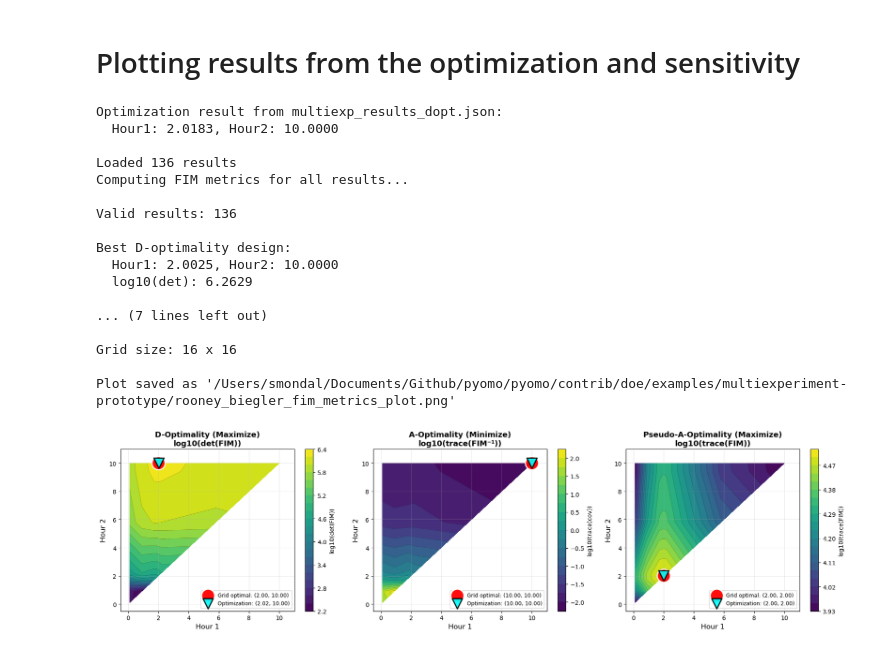
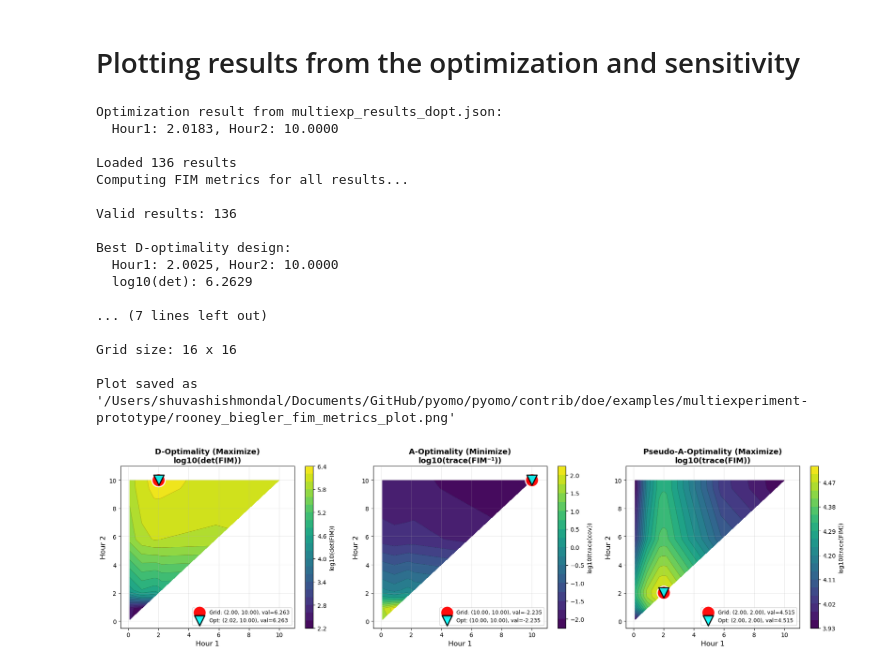
Before and after one commit to smondal13/pyomo, a Jupyter notebook: pyomo/contrib/doe/examples/multiexperiment-prototype/multiexperiment_prototype.ipynb, the cells around one changed output. Drawn from its saved outputs; the diff is of its cells as text; code cells hidden in the pictures.

```diff
--- a/pyomo/contrib/doe/examples/multiexperiment-prototype/multiexperiment_prototype.ipynb
+++ b/pyomo/contrib/doe/examples/multiexperiment-prototype/multiexperiment_prototype.ipynb
@@ -188,9 +188,10 @@ doe_obj.results
  'Nominal Parameter Scaling': False}
 # %%
 # Create DoE object with trace (A-optimality) objective
+exp.model.hour = 0.4585
 doe_obj = DesignOfExperiments(
     experiment_list=exp,
-    objective_option='determinant',
+    objective_option='pseudo_trace',
     prior_FIM=FIM_0,
     tee=True,
     _Cholesky_option=True,
@@ -384,9 +424,17 @@ See the attached image-
 # Multiple experiments
 ## D-opt
 # %%
-exp1= exp
-exp2 = exp
-# exp2.model.hour = 0
+data = pd.DataFrame(
+    data=[[10, None]],
+    columns=['hour', 'y'],
+)
+exp_data = data.loc[0, :]
+exp1 = RooneyBieglerExperiment(
+    data=exp_data, theta=theta, measure_error=measurement_error
+)
+exp2 = RooneyBieglerExperiment(
+    data=exp_data, theta=theta, measure_error=measurement_error
+)
 doe_obj = DesignOfExperiments(
     experiment_list=[exp1, exp2],  # We can use it without initialization and still gives same answer
     objective_option='determinant',
@@ -806,6 +861,7 @@ with open(script_dir / 'multiexp_results_dopt.json', 'r') as f:
 # Extract optimal hour values from optimization
 opt_hour1_dopt = opt_results['Scenarios'][0]['Experiments'][0]['Experiment Design'][0]
 opt_hour2_dopt = opt_results['Scenarios'][0]['Experiments'][1]['Experiment Design'][0]
+opt_log10_det = opt_results['Scenarios'][0]['log10 D-opt']
 
 with open(script_dir / 'multiexp_results_trace.json', 'r') as f:
     opt_results = json.load(f)
@@ -813,6 +869,7 @@ with open(script_dir / 'multiexp_results_trace.json', 'r') as f:
 # Extract optimal hour values from optimization
 opt_hour1_trace = opt_results['Scenarios'][0]['Experiments'][0]['Experiment Design'][0]
 opt_hour2_trace = opt_results['Scenarios'][0]['Experiments'][1]['Experiment Design'][0]
+opt_log10_trace = opt_results['Scenarios'][0]['log10 A-opt']
 
 with open(script_dir / 'multiexp_results_pseudotrace.json', 'r') as f:
     opt_results = json.load(f)
@@ -820,7 +877,7 @@ with open(script_dir / 'multiexp_results_pseudotrace.json', 'r') as f:
 # Extract optimal hour values from optimization
 opt_hour1_pseudotrace = opt_results['Scenarios'][0]['Experiments'][0]['Experiment Design'][0]
 opt_hour2_pseudotrace = opt_results['Scenarios'][0]['Experiments'][1]['Experiment Design'][0]
-
+opt_log10_pseudotrace = opt_results['Scenarios'][0]['log10 pseudo A-opt']
 
 print(f"Optimization result from multiexp_results_dopt.json:")
 print(f"  Hour1: {opt_hour1_dopt:.4f}, Hour2: {opt_hour2_dopt:.4f}\n")
@@ -932,7 +989,7 @@ ax1.scatter(
     edgecolors='white',
     linewidths=2,
     alpha=0.95,
-    label=f'Grid optimal: ({best_d["hour1"]:.2f}, {best_d["hour2"]:.2f})',
+    label=f'Grid: ({best_d["hour1"]:.2f}, {best_d["hour2"]:.2f}), val={best_d["D_optimality"]:.3f}',
     zorder=5,
 )
 # Plot optimal point from optimize_experiments()
@@ -945,7 +1002,7 @@ ax1.scatter(
     edgecolors='black',
     linewidths=2,
     alpha=0.9,
-    label=f'Optimization: ({opt_hour1_dopt:.2f}, {opt_hour2_dopt:.2f})',
+    label=f'Opt: ({opt_hour1_dopt:.2f}, {opt_hour2_dopt:.2f}), val={opt_log10_det:.3f}',
     zorder=5,
 )
 ax1.set_xlim(-0.5, 11)
@@ -973,7 +1030,7 @@ ax2.scatter(
     edgecolors='white',
     linewidths=2,
     alpha=0.95,
-    label=f'Grid optimal: ({best_a["hour1"]:.2f}, {best_a["hour2"]:.2f})',
+    label=f'Grid: ({best_a["hour1"]:.2f}, {best_a["hour2"]:.2f}), val={best_a["A_optimality"]:.3f}',
     zorder=5,
 )
 ax2.scatter(
@@ -985,7 +1042,7 @@ ax2.scatter(
     edgecolors='black',
     linewidths=2,
     alpha=0.9,
-    label=f'Optimization: ({opt_hour1_trace:.2f}, {opt_hour2_trace:.2f})',
+    label=f'Opt: ({opt_hour1_trace:.2f}, {opt_hour2_trace:.2f}), val={opt_log10_trace:.3f}',
     zorder=5,
 )
 ax2.set_xlim(-0.5, 11)
@@ -1013,7 +1070,7 @@ ax3.scatter(
     edgecolors='white',
     linewidths=2,
     alpha=0.95,
-    label=f'Grid optimal: ({best_pa["hour1"]:.2f}, {best_pa["hour2"]:.2f})',
+    label=f'Grid: ({best_pa["hour1"]:.2f}, {best_pa["hour2"]:.2f}), val={best_pa["pseudo_A_optimality"]:.3f}',
     zorder=5,
 )
 ax3.scatter(
@@ -1025,7 +1082,7 @@ ax3.scatter(
     edgecolors='black',
     linewidths=2,
     alpha=0.9,
-    label=f'Optimization: ({opt_hour1_pseudotrace:.2f}, {opt_hour2_pseudotrace:.2f})',
+    label=f'Opt: ({opt_hour1_pseudotrace:.2f}, {opt_hour2_pseudotrace:.2f}), val={opt_log10_pseudotrace:.3f}',
     zorder=5,
 )
 ax3.set_xlim(-0.5, 11)
@@ -1034,32 +1091,32 @@ ax3.set_xlabel('Hour 1', fontsize=12)
 ax3.set_ylabel('Hour 2', fontsize=12)
 ax3.set_title(
     'Pseudo-A-Optimality (Maximize)\nlog10(trace(FIM))', fontsize=13, fontweight='bold'
 )
 ax3.legend(loc='lower right', fontsize=9)
 ax3.grid(True, alpha=0.3)
 fig.colorbar(contour3, ax=ax3, label='log10(trace(FIM))')
 
 plt.tight_layout()
 output_path = script_dir / 'rooney_biegler_fim_metrics_plot.png'
 plt.savefig(output_path, dpi=300, bbox_inches='tight')
 print(f"\nPlot saved as '{output_path}'")
 plt.show()
 # %% [output]
 Optimization result from multiexp_results_dopt.json:
   Hour1: 2.0183, Hour2: 10.0000
 
 Loaded 136 results
 Computing FIM metrics for all results...
 
 Valid results: 136
 
 Best D-optimality design:
   Hour1: 2.0025, Hour2: 10.0000
   log10(det): 6.2629
 
 ... (7 lines left out)
 
 Grid size: 16 x 16
 
-Plot saved as '/Users/smondal/Documents/Github/pyomo/pyomo/contrib/doe/examples/multiexperiment-prototype/rooney_biegler_fim_metrics_plot.png'
+Plot saved as '/Users/shuvashishmondal/Documents/GitHub/pyomo/pyomo/contrib/doe/examples/multiexperiment-prototype/rooney_biegler_fim_metrics_plot.png'
-[figure, old version]
+[figure, new version]
```
Also changed, not shown: parts of 10 cells of this notebook, 5 other files.
